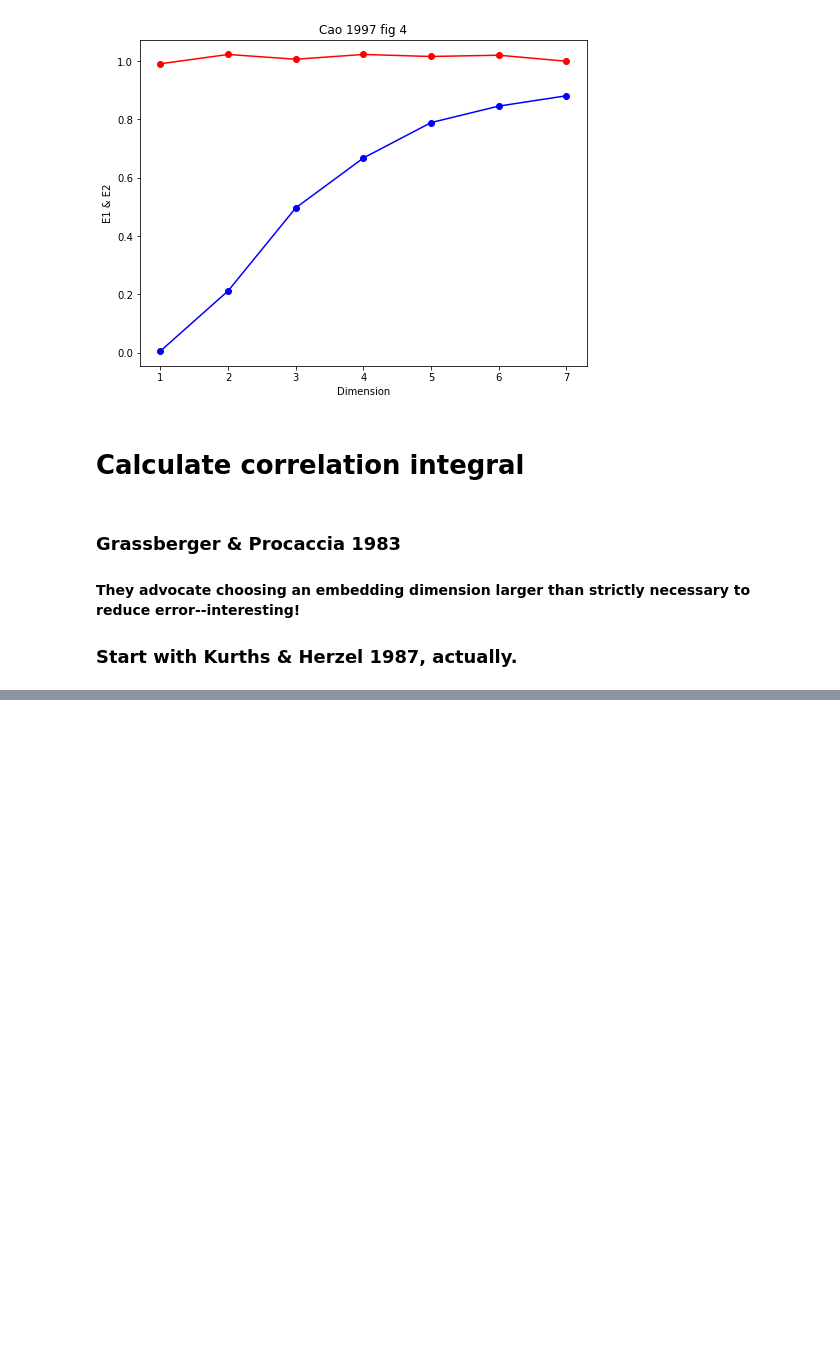
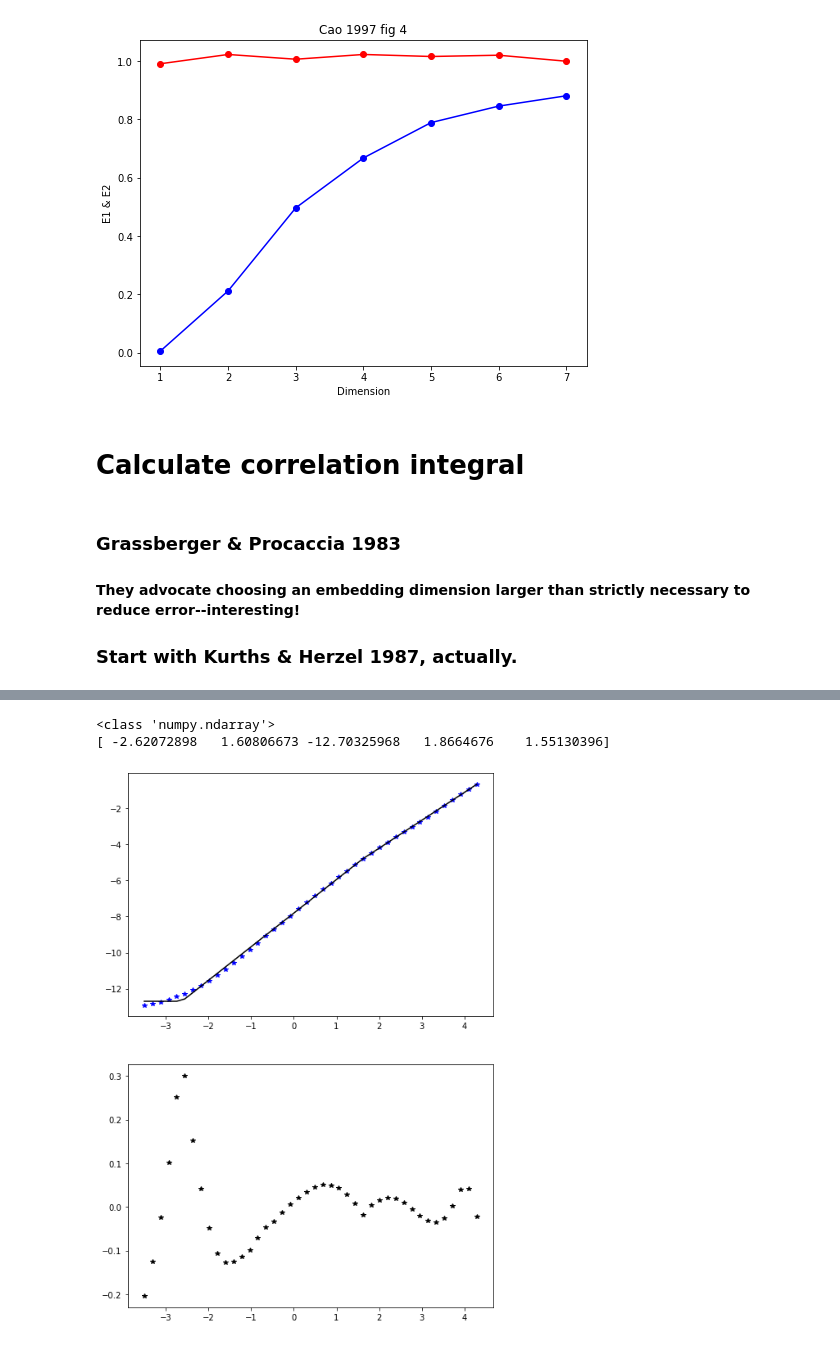
Before and after one commit to esandford/starspot_chaos, a Jupyter notebook: syntheticSignals.ipynb, the cells around one changed output, grey strips where cells are left out. Saved outputs shown, nothing was run; the diff lists cells and outputs as text; code cells hidden in the pictures; blank space fills up the shorter version.

```diff
--- a/syntheticSignals.ipynb
+++ b/syntheticSignals.ipynb
@@ -643,0 +747,16 @@ np.save("./corrDimTesting/lorenz_x_C2_20000.npy",testC2_20000)
+# %%
+testpopt, testpcov = curve_fit(sp.brokenLine2, r, data, p0=np.array((-3.,0.,-13.,2.,2.)))
+print(type(testpopt))
+print(testpopt)
+
+model = sp.brokenLine2(r, *testpopt)
+
+fig, axes = plt.subplots(2,1,figsize=(8,12))
+axes[0].plot(r, data, 'b*')
+axes[0].plot(r, model, 'k-')
+axes[1].plot(r, data - model, 'k*')
+plt.show()
+# %% [output]
+<class 'numpy.ndarray'>
+[ -2.62072898   1.60806673 -12.70325968   1.8664676    1.55130396]
+[figure, added]
```
Also changed, not shown: parts of 11 cells of this notebook, 1 other file.
